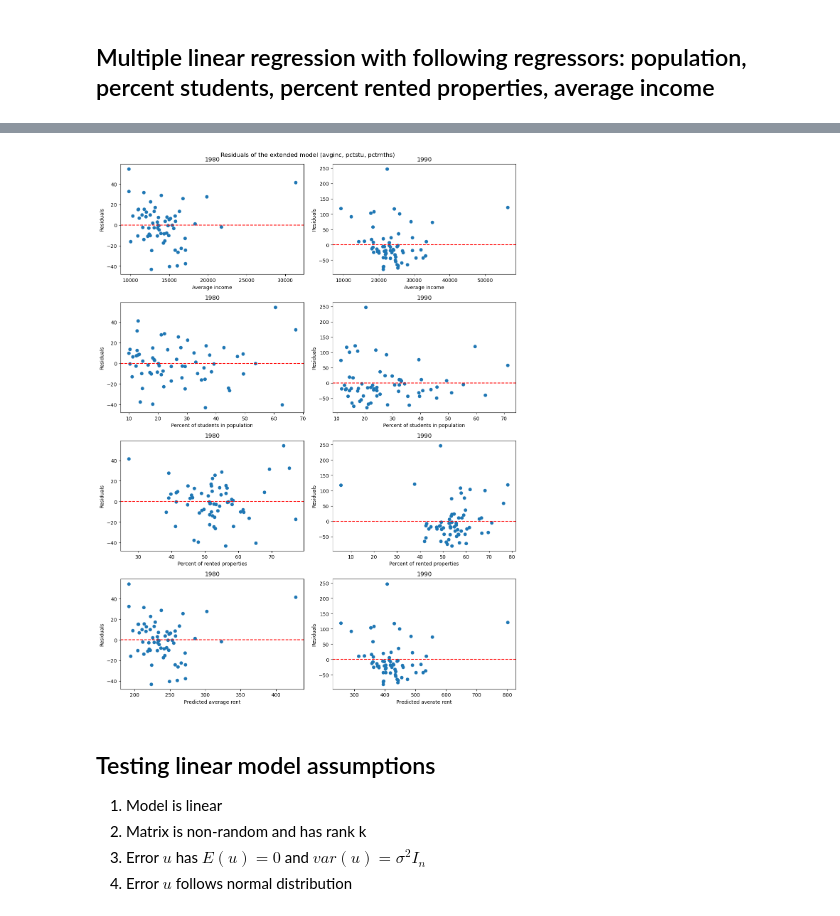
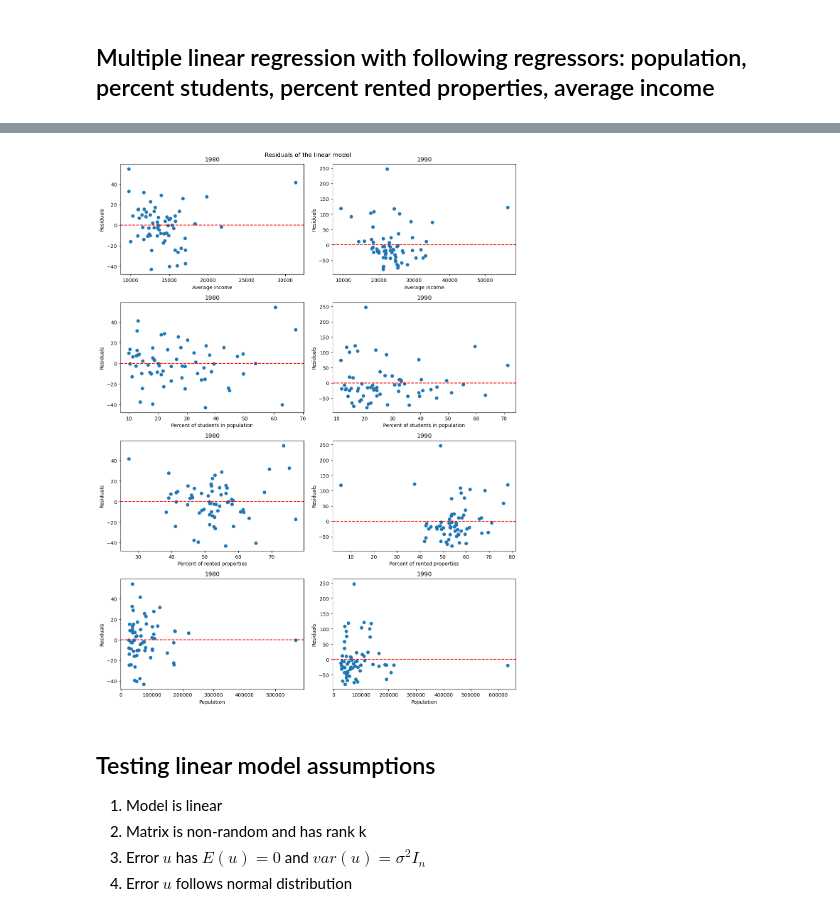
Before and after one commit to nichtemna/data_science_practical, a Jupyter notebook: linear_regression.ipynb, the cells around one changed output, grey strips where cells are left out. Drawn from its saved outputs; the diff is of its cells as text; code cells hidden in the pictures.

Commit message:
Updated linear regression

```diff
--- a/linear_regression.ipynb
+++ b/linear_regression.ipynb
@@ -29,14 +29,6 @@ DF90 = DF[DF['year'] == 90]
 
 DF80no = DF80[DF80['city'] != 5]
 DF90no = DF90[DF90['city'] != 5]
-# %%
-# Calculate the diff for logarithm of change in percent of rented properties (lpctrnths)
-pivot_df = DF.pivot(index='city', columns='year', values='lpctrnths')
-pivot_df['clpctrnths'] = pivot_df[90] - pivot_df[80]
-result_df = pivot_df.reset_index()
-
-# Add new column 'clpctrnths' to DF90
-DF90 = pd.merge(DF90,result_df,on='city',how='left')
 # %% [markdown]
 ## Simple linear regression with average income as only regressor
 # %%
@@ -228,28 +220,30 @@ strong multicollinearity or other numerical problems.
 # %%
 def populate_subplot(ax, x, resid, title, xlabel):
     ax.scatter(x, resid)
     ax.axhline(y=0, color='r', linestyle='--')
     ax.set_title(title)
     ax.set_xlabel(xlabel)
     ax.set_ylabel("Residuals")
 
 # Plot residuals in relation to different params and to predicted values
 _, ((ax1, ax2), (ax3, ax4), (ax5, ax6), (ax7, ax8)) = plt.subplots(4, 2, figsize=(12, 16))
 
 populate_subplot(ax1, X80[['avginc']], model80ex.resid, '1980', xlabel="Average income")
 populate_subplot(ax2, X90[['avginc']], model90ex.resid, '1990', xlabel="Average income")
 populate_subplot(ax3, X80[['pctstu']], model80ex.resid, '1980', xlabel="Percent of students in population")
 populate_subplot(ax4, X90[['pctstu']], model90ex.resid, '1990', xlabel="Percent of students in population")
 populate_subplot(ax5, X80[['pctrnths']], model80ex.resid, '1980', xlabel="Percent of rented properties")
 populate_subplot(ax6, X90[['pctrnths']], model90ex.resid, '1990', xlabel="Percent of rented properties")
-populate_subplot(ax7, y80pred, model80ex.resid, '1980', xlabel="Predicted average rent")
-populate_subplot(ax8, y90pred, model90ex.resid, '1990', xlabel="Predicted averate rent")
+populate_subplot(ax7, X80[['pop']], model80ex.resid, '1980', xlabel="Population")
+populate_subplot(ax8, X90[['pop']], model90ex.resid, '1990', xlabel="Population")
+# populate_subplot(ax7, y80pred, model80ex.resid, '1980', xlabel="Predicted average rent")
+# populate_subplot(ax8, y90pred, model90ex.resid, '1990', xlabel="Predicted averate rent")
 
-plt.suptitle('Residuals of the extended model (avginc, pctstu, pctrnths)')
+plt.suptitle('Residuals of the linear model')
 plt.tight_layout()
 plt.show()
 # %% [output]
-[figure, old version]
+[figure, new version]
 # %% [markdown]
 ## Testing linear model assumptions
 1. Model is linear
```
Also changed, not shown: parts of 6 cells of this notebook, 1 other file.
